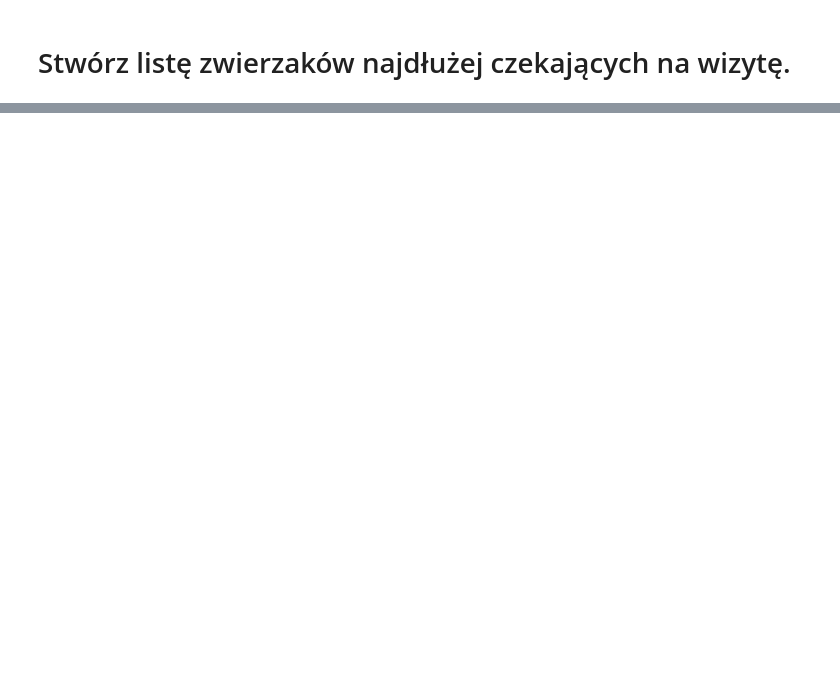
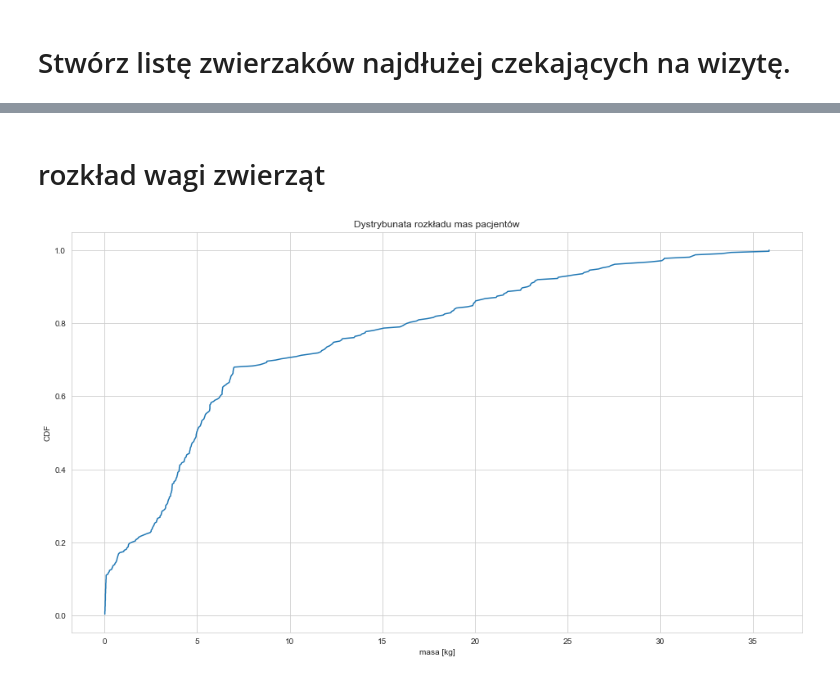
Before and after one commit to rogulforce/vet_clinic, a Jupyter notebook: final_code/analysis.ipynb, the cells around one changed output, grey strips where cells are left out. Saved outputs shown, nothing was run; the diff lists cells and outputs as text; code cells hidden in the pictures; blank space fills up the shorter version.

```diff
--- a/final_code/analysis.ipynb
+++ b/final_code/analysis.ipynb
@@ -36,0 +103,19 @@ sns.scatterplot(data=df)
+# %% [markdown]
+# rozkład wagi zwierząt
+# %%
+
+cur.execute('''select weight from pets;
+''')
+
+records = cur.fetchall()
+data = [float(record[0]) for record in records]
+n = len(data)
+Cumsum = np.cumsum(np.ones((1,n))/n)
+
+plt.plot(sorted(data), Cumsum)
+plt.xlabel('masa [kg]')
+plt.ylabel('CDF')
+plt.title("Dystrybunata rozkładu mas pacjentów")
+plt.show()
+# %% [output]
+[figure, added]
```
Also changed, not shown: parts of 11 cells of this notebook, 2 other files.
